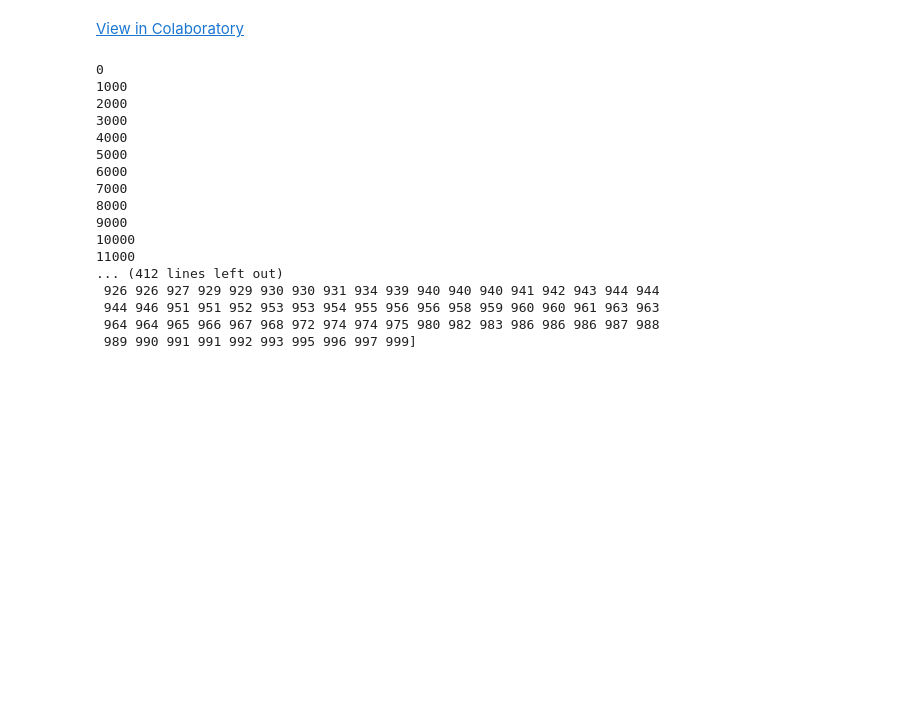
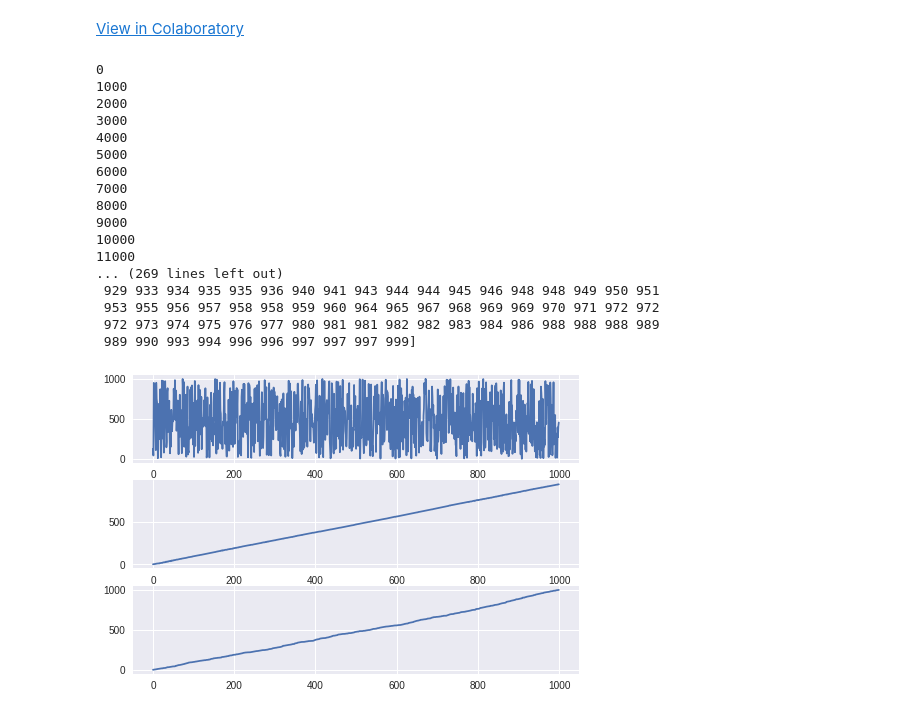
Before and after one commit to monabiyan/Deep_Autoencoders, a Jupyter notebook: sorting_deep_learning.ipynb, the cells around one changed output. Cells and saved outputs as stored; diff of their text form; code cells hidden in the pictures; blank space fills up the shorter version.

```diff
--- a/sorting_deep_learning.ipynb
+++ b/sorting_deep_learning.ipynb
@@ -10,6 +10,8 @@ def sorting_deep_learning():
     from keras.utils.generic_utils import get_custom_objects
     from keras.layers import Activation
     import numpy as np
+    import matplotlib.pyplot as plt
+
     all_x=[]
     all_y=[]
     nn=100000
@@ -47,53 +49,62 @@ def sorting_deep_learning():
 
 
     model = Sequential()
-    model.add(Dense(20, activation='relu', input_dim=max_no))
+    model.add(Dense(100, activation='relu', input_dim=max_no))
+    model.add(Dense(100, activation='relu'))
+    model.add(Dense(100, activation='relu'))
     model.add(Dense(max_no, activation='linear'))
 
     # model.compile(loss='mean_squared_error', optimizer='sgd')
     model.compile(optimizer='adam', loss='mean_squared_error', metrics=['mae'])
     model.summary()
-    model.fit(all_x_train,all_y_train, epochs=50, batch_size=32)
+    model.fit(all_x_train,all_y_train, epochs=30, batch_size=32)
     prediction = model.predict(all_x_test)
     print('accuracy')
     print(np.sum(np.abs(all_y_test-prediction))/nn)
     print('vs')
     print(np.sum(np.abs(all_y_test-all_x_test))/nn)
-    print(all_x_test[0])
-    print(model.predict(all_x_test)[0].astype(int))
-    model.save('sorting_model.h5')
-    model1a = load_model('sorting_model.h5')
+#     print(all_x_test[0])
+#     print(model.predict(all_x_test)[0].astype(int))
+#     model.save('sorting_model.h5')
+#     model1a = load_model('sorting_model.h5')
 
     import time
 
     start_time = time.time()
-    prediction2 = model1a.predict(all_x_test)
+    prediction2 = model.predict(all_x_test)
     print("--- %s seconds ---" % (time.time() - start_time))
 
     start_time = time.time()
     algo_sort=np.sort(all_x_test)
     print("--- %s seconds ---" % (time.time() - start_time))
-
-    print(prediction2[0].astype(int))
+    pr=prediction2[0].astype(int)
+    print(pr)
     print(algo_sort[0])
-
+    plt.subplot(3,1,1)
+    plt.plot(all_x_test[0])
+    plt.subplot(3, 1, 2)
+    plt.plot(pr)
+    plt.subplot(3, 1, 3)
+    plt.plot(algo_sort[0])
+    plt.show()
 
 sorting_deep_learning()
 # %% [output]
 0
 1000
 2000
 3000
 4000
 5000
 6000
 7000
 8000
 9000
 10000
 11000
-... (412 lines left out)
- 926 926 927 929 929 930 930 931 934 939 940 940 940 941 942 943 944 944
- 944 946 951 951 952 953 953 954 955 956 956 958 959 960 960 961 963 963
- 964 964 965 966 967 968 972 974 974 975 980 982 983 986 986 986 987 988
- 989 990 991 991 992 993 995 996 997 999]
+... (269 lines left out)
+ 929 933 934 935 935 936 940 941 943 944 944 945 946 948 948 949 950 951
+ 953 955 956 957 958 958 959 960 964 965 967 968 969 969 970 971 972 972
+ 972 973 974 975 976 977 980 981 981 982 982 983 984 986 988 988 988 989
+ 989 990 993 994 996 996 997 997 997 999]
+[figure, added]
```
